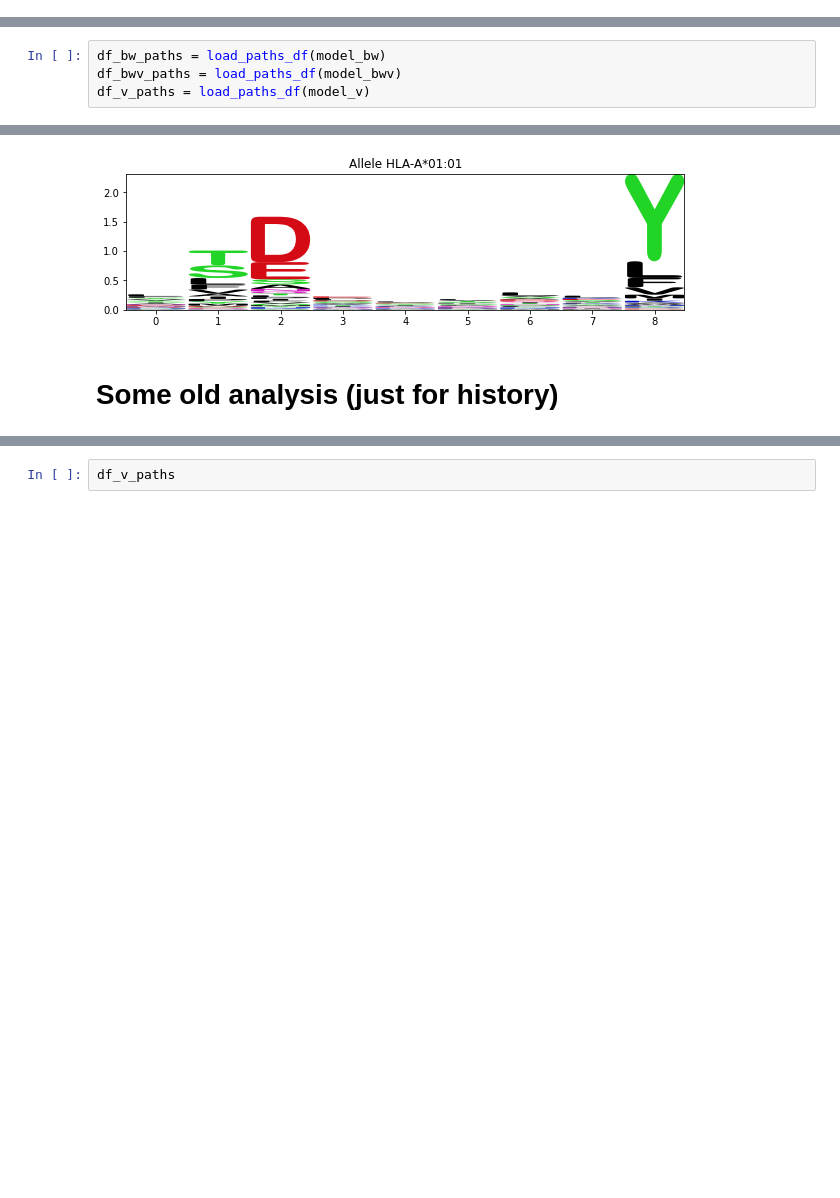
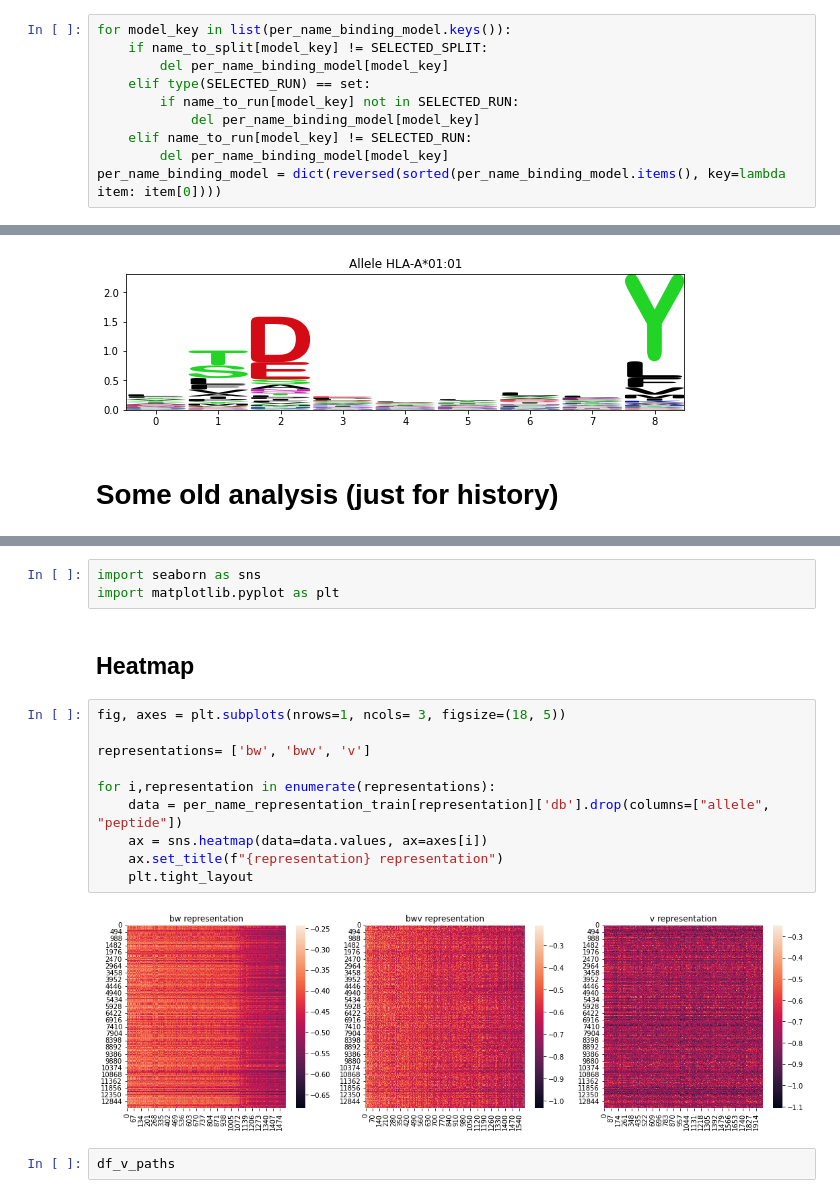
Before and after one commit to denklewer/MHC_predictor, a Jupyter notebook: experiments/length_dependent_hmm/ldhmm_5_1_extract_model_representations_to_files.ipynb, the cells around one changed output, grey strips where cells are left out. Saved outputs shown, nothing was run; the diff lists cells and outputs as text; blank space fills up the shorter version.

```diff
--- a/experiments/length_dependent_hmm/ldhmm_5_1_extract_model_representations_to_files.ipynb
+++ b/experiments/length_dependent_hmm/ldhmm_5_1_extract_model_representations_to_files.ipynb
@@ -120,3 +263,13 @@ dict_keys(['0_run-9-10-25-st-baum-welch-alg-5-min_iters_model-HLA_A_01_01+HLA_A_
+# %%
+for model_key in list(per_name_binding_model.keys()):
+    if name_to_split[model_key] != SELECTED_SPLIT:
+        del per_name_binding_model[model_key]
+    elif type(SELECTED_RUN) == set:
+        if name_to_run[model_key] not in SELECTED_RUN:
+            del per_name_binding_model[model_key]
+    elif name_to_run[model_key] != SELECTED_RUN:
+        del per_name_binding_model[model_key]
+per_name_binding_model = dict(reversed(sorted(per_name_binding_model.items(), key=lambda item: item[0])))
 # %% [markdown]
 # Populate path embeddings for all models
 Here we have already read our models and train/test data.
@@ -251,4 +392,0 @@ def load_paths_df(model, type='viterbi'):
-# %%
-df_bw_paths = load_paths_df(model_bw)
-df_bwv_paths = load_paths_df(model_bwv)
-df_v_paths = load_paths_df(model_v)
@@ -413,3 +709,20 @@ Text(0.5, 1.0, 'Allele HLA-A*01:01')
+# %%
+import seaborn as sns
+import matplotlib.pyplot as plt
+# %% [markdown]
+## Heatmap
+# %%
+fig, axes = plt.subplots(nrows=1, ncols= 3, figsize=(18, 5))
+
+representations= ['bw', 'bwv', 'v']
+
+for i,representation in enumerate(representations):
+    data = per_name_representation_train[representation]['db'].drop(columns=["allele", "peptide"])
+    ax = sns.heatmap(data=data.values, ax=axes[i])
+    ax.set_title(f"{representation} representation")
+    plt.tight_layout
+# %% [output]
+[figure, added]
 # %%
 df_v_paths
 # %%
```
Also changed, not shown: parts of 40 cells of this notebook, 23 other files.
